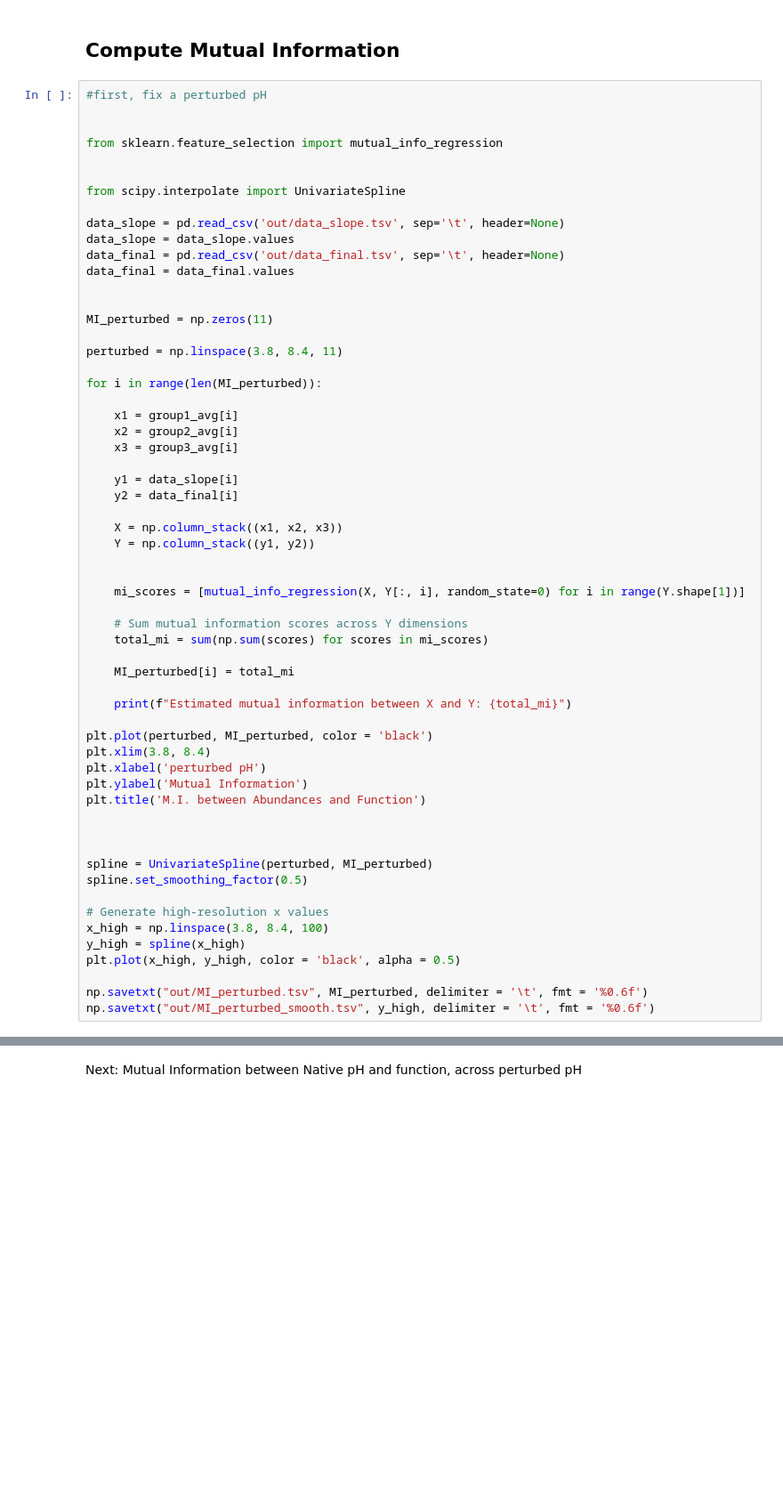
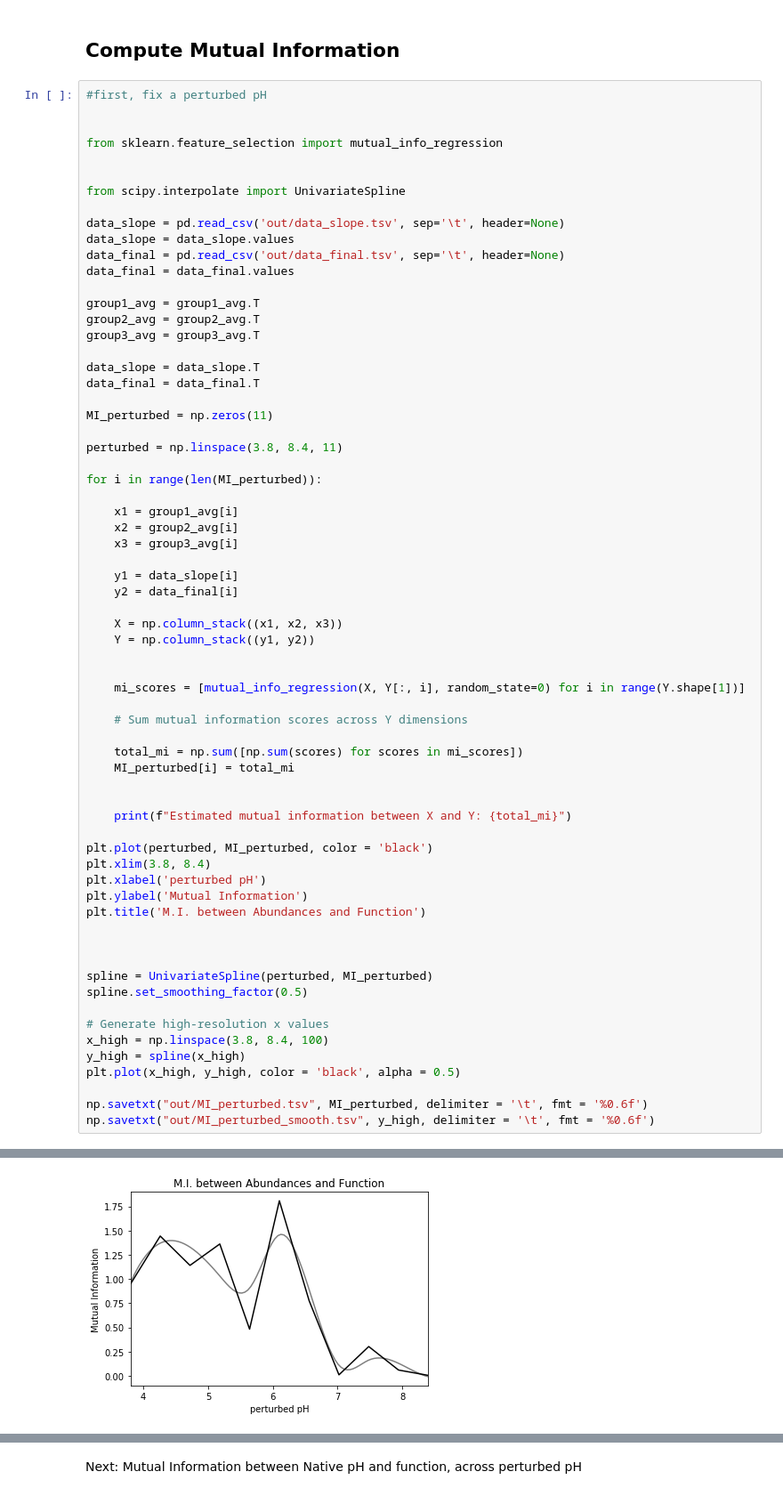
Before and after one commit to AddisonHowe/soil-metagenomics, a Jupyter notebook: organization.ipynb, the cells around one changed output, grey strips where cells are left out. Shown at 89% size. Drawn from its saved outputs; the diff is of its cells as text; blank space fills up the shorter version.

```diff
--- a/organization.ipynb
+++ b/organization.ipynb
@@ -1368,6 +1373,12 @@ data_slope = data_slope.values
 data_final = pd.read_csv('out/data_final.tsv', sep='\t', header=None)
 data_final = data_final.values
 
+group1_avg = group1_avg.T
+group2_avg = group2_avg.T
+group3_avg = group3_avg.T
+
+data_slope = data_slope.T
+data_final = data_final.T
 
 MI_perturbed = np.zeros(11)
 
@@ -1389,9 +1400,10 @@ for i in range(len(MI_perturbed)):
     mi_scores = [mutual_info_regression(X, Y[:, i], random_state=0) for i in range(Y.shape[1])]
 
     # Sum mutual information scores across Y dimensions
-    total_mi = sum(np.sum(scores) for scores in mi_scores)
 
+    total_mi = np.sum([np.sum(scores) for scores in mi_scores])
     MI_perturbed[i] = total_mi
+
 
     print(f"Estimated mutual information between X and Y: {total_mi}")
 
@@ -1418,3 +1440,4 @@ TypeError: 'numpy.float64' object is not callable
+[figure, added]
 # %%
 data_slope = pd.read_csv('out/data_slope.tsv', sep='\t', header=None)
 data_slope = data_slope.values
```
Also changed, not shown: parts of 13 cells of this notebook, 11 other files.
